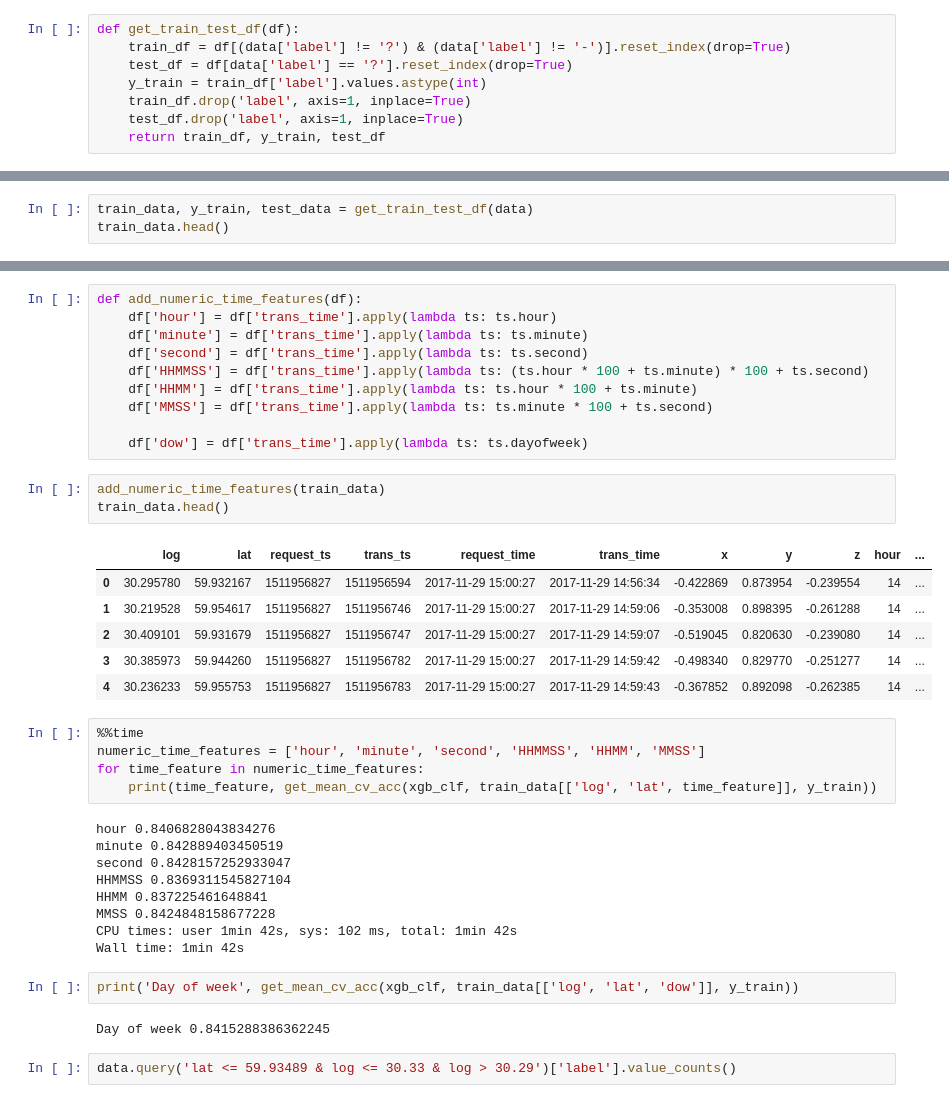
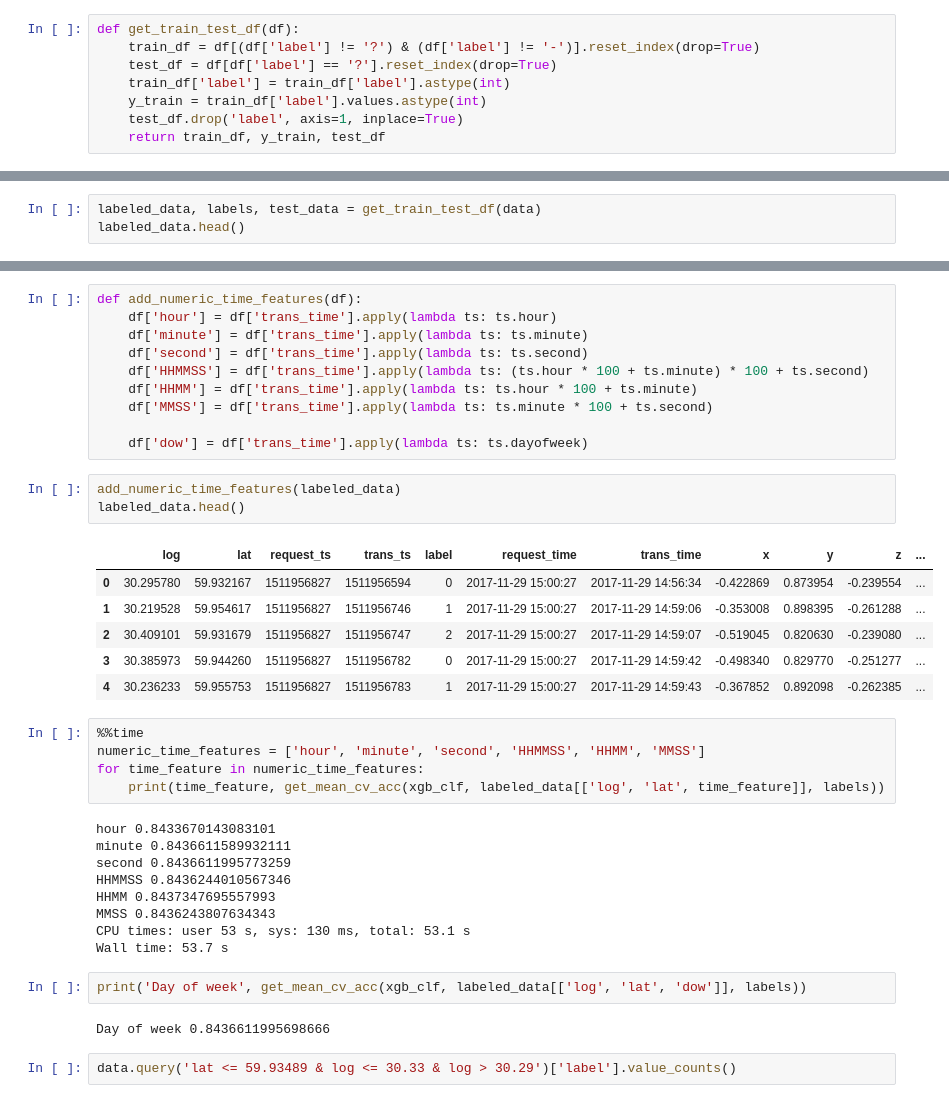
Before and after one commit to default2406/ML-PM-PU, a Jupyter notebook: transport classification.ipynb, the cells around one changed output, grey strips where cells are left out. Saved outputs shown, nothing was run; the diff lists cells and outputs as text.

```diff
--- a/transport classification.ipynb
+++ b/transport classification.ipynb
@@ -28,10 +29,10 @@ def add_real_time(df):
     df['trans_time'] = df['trans_ts'].apply(datetime.fromtimestamp)
 # %%
 def get_train_test_df(df):
-    train_df = df[(data['label'] != '?') & (data['label'] != '-')].reset_index(drop=True)
-    test_df = df[data['label'] == '?'].reset_index(drop=True)
+    train_df = df[(df['label'] != '?') & (df['label'] != '-')].reset_index(drop=True)
+    test_df = df[df['label'] == '?'].reset_index(drop=True)
+    train_df['label'] = train_df['label'].astype(int)
     y_train = train_df['label'].values.astype(int)
-    train_df.drop('label', axis=1, inplace=True)
     test_df.drop('label', axis=1, inplace=True)
     return train_df, y_train, test_df
 # %%
@@ -295,6 +299,6 @@ Wall time: 1min 37s
 # %%
 data.loc[data[(data['label'] == '-') & (data['log'] >= 30.39263)].index, 'label'] = '2'
 # %%
-train_data, y_train, test_data = get_train_test_df(data)
-train_data.head()
+labeled_data, labels, test_data = get_train_test_df(data)
+labeled_data.head()
 # %% [output]
@@ -357,33 +359,33 @@ def add_numeric_time_features(df):
 
     df['dow'] = df['trans_time'].apply(lambda ts: ts.dayofweek)
 # %%
-add_numeric_time_features(train_data)
-train_data.head()
+add_numeric_time_features(labeled_data)
+labeled_data.head()
 # %% [output]
-|  | log | lat | request_ts | trans_ts | request_time | trans_time | x | y | z | hour | ... |
-| 0 | 30.295780 | 59.932167 | 1511956827 | 1511956594 | 2017-11-29 15:00:27 | 2017-11-29 14:56:34 | -0.422869 | 0.873954 | -0.239554 | 14 | ... |
-| 1 | 30.219528 | 59.954617 | 1511956827 | 1511956746 | 2017-11-29 15:00:27 | 2017-11-29 14:59:06 | -0.353008 | 0.898395 | -0.261288 | 14 | ... |
-| 2 | 30.409101 | 59.931679 | 1511956827 | 1511956747 | 2017-11-29 15:00:27 | 2017-11-29 14:59:07 | -0.519045 | 0.820630 | -0.239080 | 14 | ... |
-| 3 | 30.385973 | 59.944260 | 1511956827 | 1511956782 | 2017-11-29 15:00:27 | 2017-11-29 14:59:42 | -0.498340 | 0.829770 | -0.251277 | 14 | ... |
-| 4 | 30.236233 | 59.955753 | 1511956827 | 1511956783 | 2017-11-29 15:00:27 | 2017-11-29 14:59:43 | -0.367852 | 0.892098 | -0.262385 | 14 | ... |
+|  | log | lat | request_ts | trans_ts | label | request_time | trans_time | x | y | z | ... |
+| 0 | 30.295780 | 59.932167 | 1511956827 | 1511956594 | 0 | 2017-11-29 15:00:27 | 2017-11-29 14:56:34 | -0.422869 | 0.873954 | -0.239554 | ... |
+| 1 | 30.219528 | 59.954617 | 1511956827 | 1511956746 | 1 | 2017-11-29 15:00:27 | 2017-11-29 14:59:06 | -0.353008 | 0.898395 | -0.261288 | ... |
+| 2 | 30.409101 | 59.931679 | 1511956827 | 1511956747 | 2 | 2017-11-29 15:00:27 | 2017-11-29 14:59:07 | -0.519045 | 0.820630 | -0.239080 | ... |
+| 3 | 30.385973 | 59.944260 | 1511956827 | 1511956782 | 0 | 2017-11-29 15:00:27 | 2017-11-29 14:59:42 | -0.498340 | 0.829770 | -0.251277 | ... |
+| 4 | 30.236233 | 59.955753 | 1511956827 | 1511956783 | 1 | 2017-11-29 15:00:27 | 2017-11-29 14:59:43 | -0.367852 | 0.892098 | -0.262385 | ... |
 # %%
 %%time
 numeric_time_features = ['hour', 'minute', 'second', 'HHMMSS', 'HHMM', 'MMSS']
 for time_feature in numeric_time_features:
-    print(time_feature, get_mean_cv_acc(xgb_clf, train_data[['log', 'lat', time_feature]], y_train))
+    print(time_feature, get_mean_cv_acc(xgb_clf, labeled_data[['log', 'lat', time_feature]], labels))
 # %% [output]
-hour 0.8406828043834276
-minute 0.842889403450519
-second 0.8428157252933047
-HHMMSS 0.8369311545827104
-HHMM 0.837225461648841
-MMSS 0.8424848158677228
-CPU times: user 1min 42s, sys: 102 ms, total: 1min 42s
-Wall time: 1min 42s
+hour 0.8433670143083101
+minute 0.8436611589932111
+second 0.8436611995773259
+HHMMSS 0.8436244010567346
+HHMM 0.8437347695557993
+MMSS 0.8436243807634343
+CPU times: user 53 s, sys: 130 ms, total: 53.1 s
+Wall time: 53.7 s
 # %%
-print('Day of week', get_mean_cv_acc(xgb_clf, train_data[['log', 'lat', 'dow']], y_train))
+print('Day of week', get_mean_cv_acc(xgb_clf, labeled_data[['log', 'lat', 'dow']], labels))
 # %% [output]
-Day of week 0.8415288386362245
+Day of week 0.8436611995698666
 # %%
 data.query('lat <= 59.93489 & log <= 30.33 & log > 30.29')['label'].value_counts()
 # %% [output]
```
Also changed, not shown: parts of 111 cells of this notebook.
